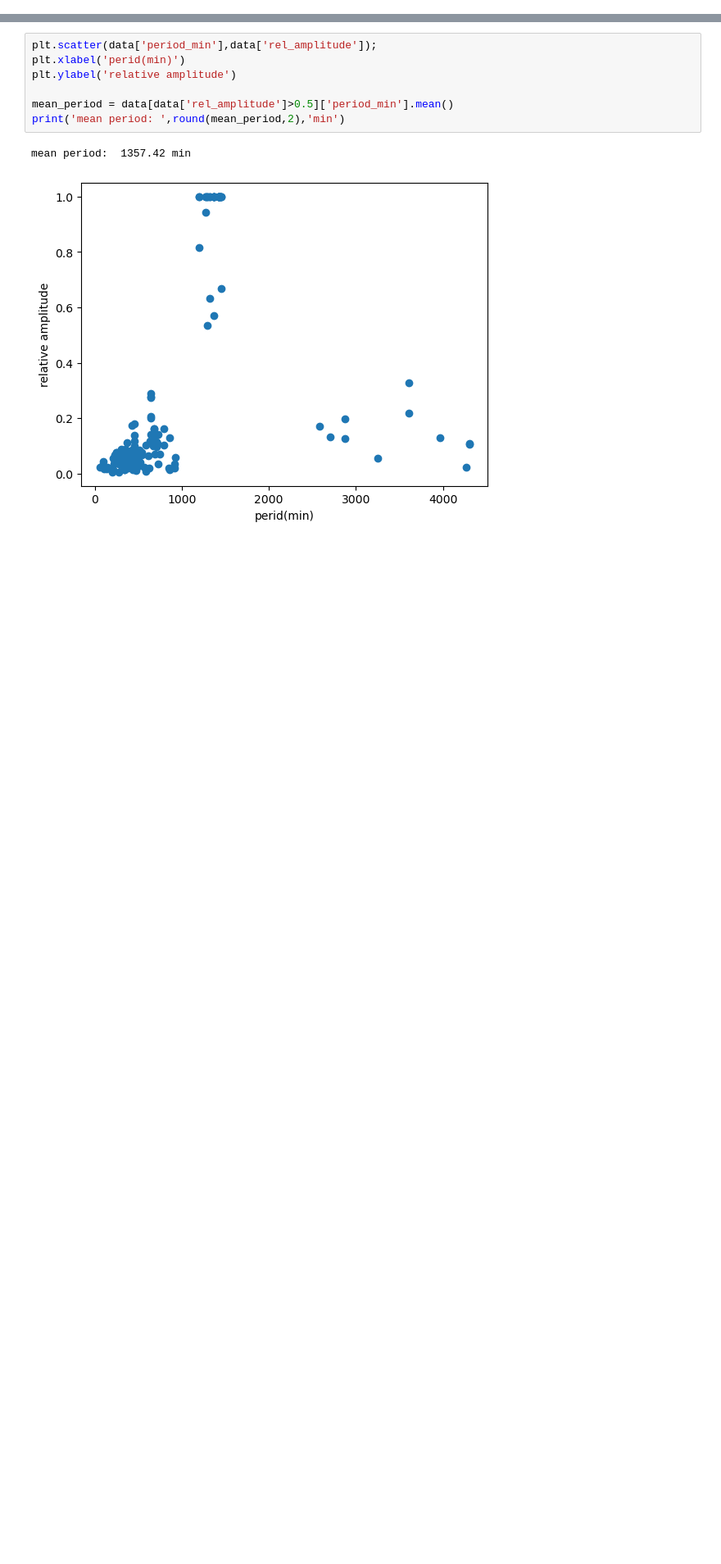
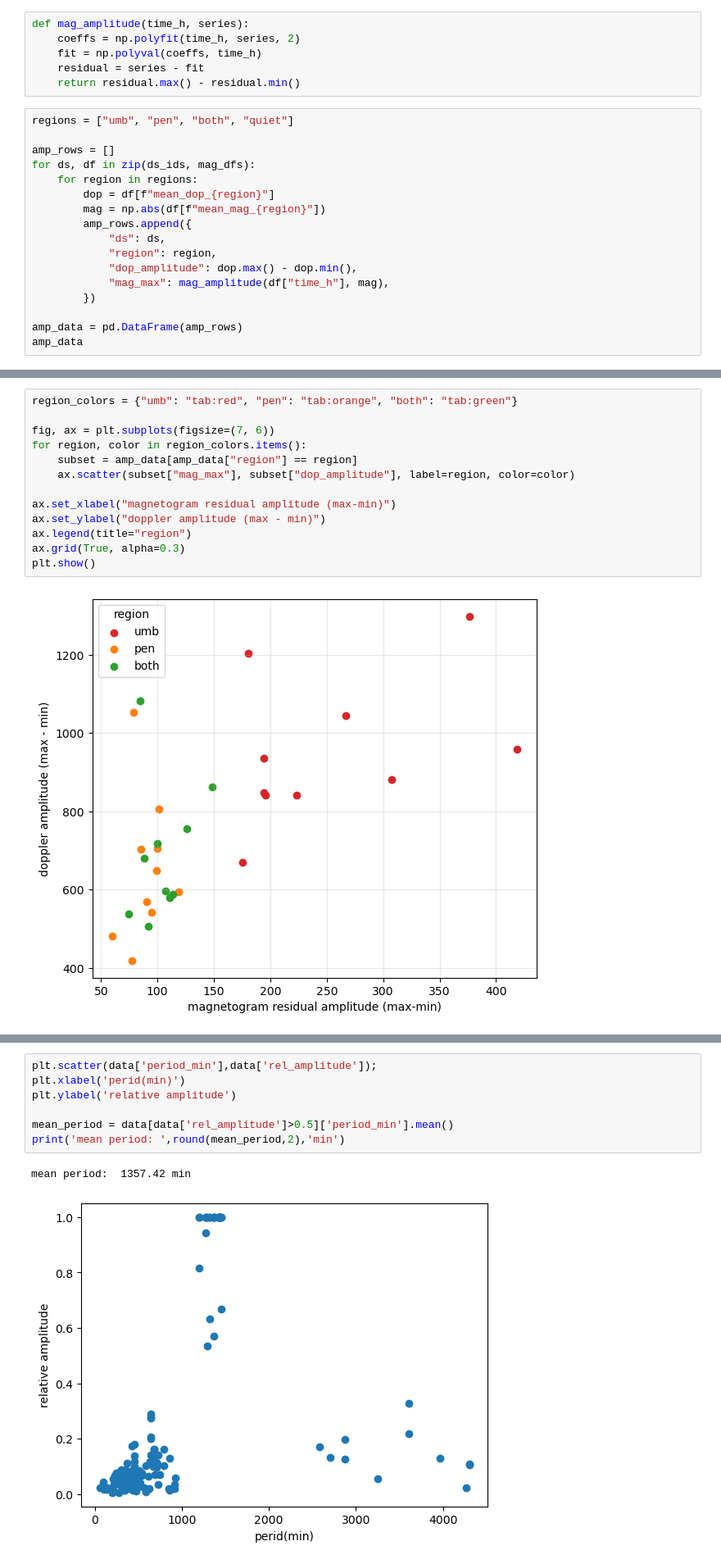
Before and after one commit to thomatrixting/sun_spots_pulsation_review, a Jupyter notebook: notebooks/04_data_comparison.ipynb, the cells around one changed output, grey strips where cells are left out. Shown at 82% size. Saved outputs shown, nothing was run; the diff lists cells and outputs as text; blank space fills up the shorter version.

```diff
--- a/notebooks/04_data_comparison.ipynb
+++ b/notebooks/04_data_comparison.ipynb
@@ -0,0 +35,23 @@
+# %%
+def mag_amplitude(time_h, series):
+    coeffs = np.polyfit(time_h, series, 2)
+    fit = np.polyval(coeffs, time_h)
+    residual = series - fit
+    return residual.max() - residual.min()
+# %%
+regions = ["umb", "pen", "both", "quiet"]
+
+amp_rows = []
+for ds, df in zip(ds_ids, mag_dfs):
+    for region in regions:
+        dop = df[f"mean_dop_{region}"]
+        mag = np.abs(df[f"mean_mag_{region}"])
+        amp_rows.append({
+            "ds": ds,
+            "region": region,
+            "dop_amplitude": dop.max() - dop.min(),
+            "mag_max": mag_amplitude(df["time_h"], mag),
+        })
+
+amp_data = pd.DataFrame(amp_rows)
+amp_data
@@ -0,0 +76,15 @@
+# %%
+region_colors = {"umb": "tab:red", "pen": "tab:orange", "both": "tab:green"}
+
+fig, ax = plt.subplots(figsize=(7, 6))
+for region, color in region_colors.items():
+    subset = amp_data[amp_data["region"] == region]
+    ax.scatter(subset["mag_max"], subset["dop_amplitude"], label=region, color=color)
+
+ax.set_xlabel("magnetogram residual amplitude (max-min)")
+ax.set_ylabel("doppler amplitude (max - min)")
+ax.legend(title="region")
+ax.grid(True, alpha=0.3)
+plt.show()
+# %% [output]
+[figure, added]
```
Also changed, not shown: parts of 10 cells of this notebook, 2 other files.
